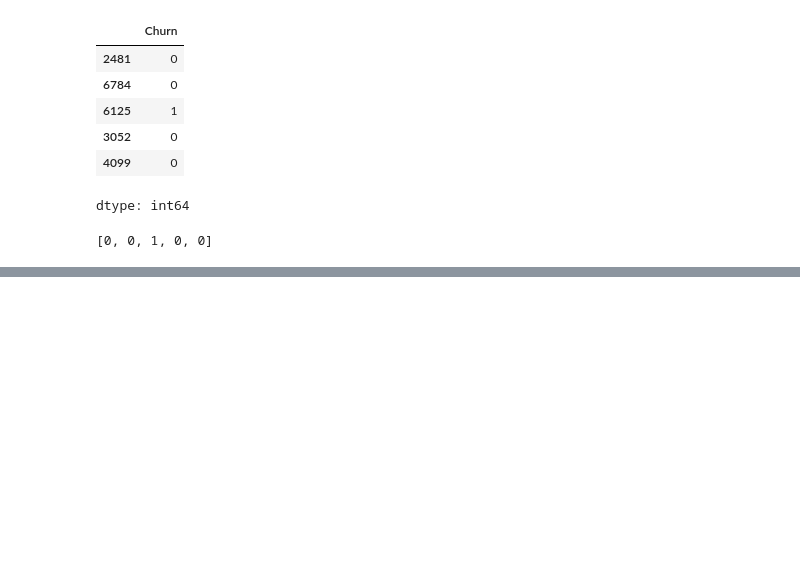
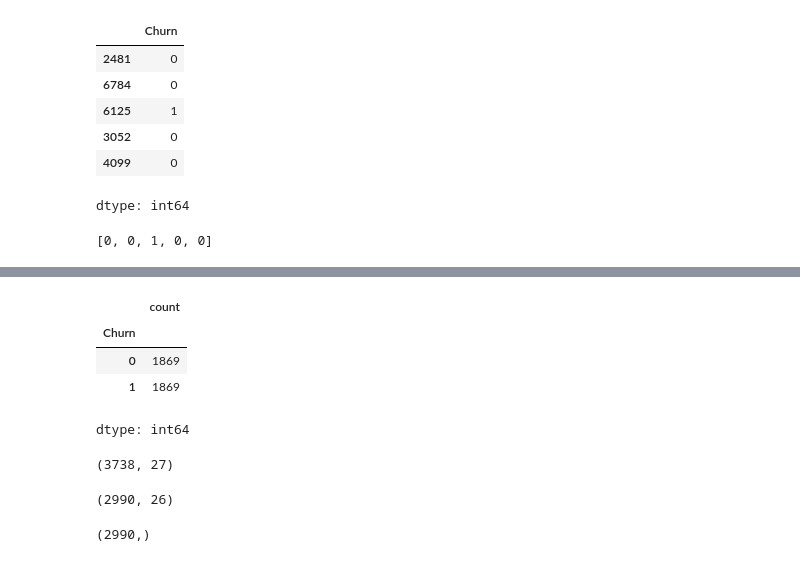
Before and after one commit to NazHub1993/Deep-Learning, a Jupyter notebook: Customer_Churn_Prediction(ANN)[Artificial_Neural_Network].ipynb, the cells around one changed output, grey strips where cells are left out. Saved outputs shown, nothing was run; the diff lists cells and outputs as text; code cells hidden in the pictures; blank space fills up the shorter version.

```diff
--- a/Customer_Churn_Prediction(ANN)[Artificial_Neural_Network].ipynb
+++ b/Customer_Churn_Prediction(ANN)[Artificial_Neural_Network].ipynb
@@ -352,0 +408,12 @@ Text(95.72222222222221, 0.5, 'Truth')
+# %%
+balanced_df['Churn'].value_counts()
+# %% [output]
+|  | count |
+| Churn |  |
+| 0 | 1869 |
+| 1 | 1869 |
+dtype: int64
+# %%
+balanced_df.shape
+# %% [output]
+(3738, 27)
@@ -352,0 +425,8 @@ Text(95.72222222222221, 0.5, 'Truth')
+# %%
+x_train_u.shape
+# %% [output]
+(2990, 26)
+# %%
+y_train_u.shape
+# %% [output]
+(2990,)
```
Also changed, not shown: parts of 34 cells of this notebook.
